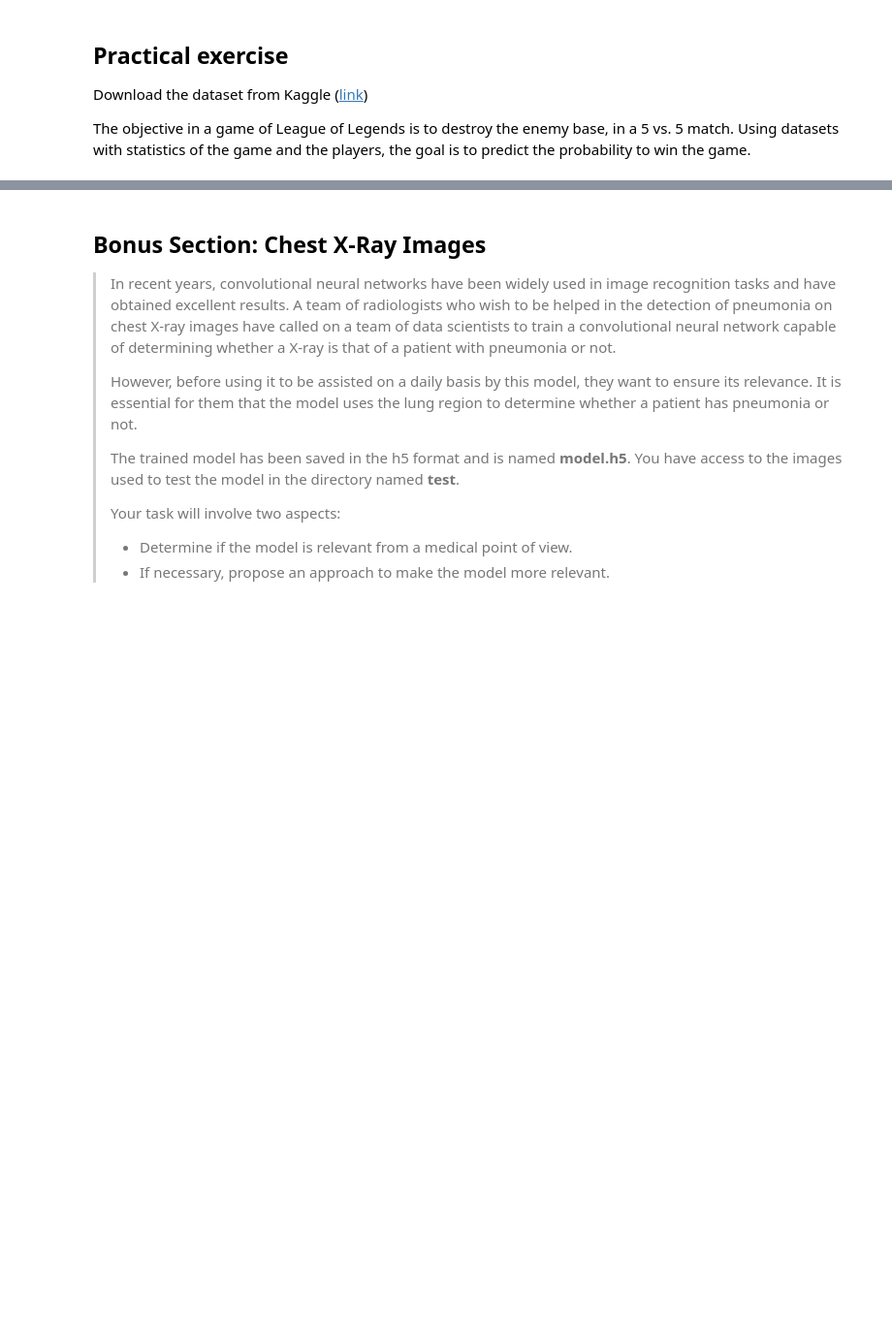
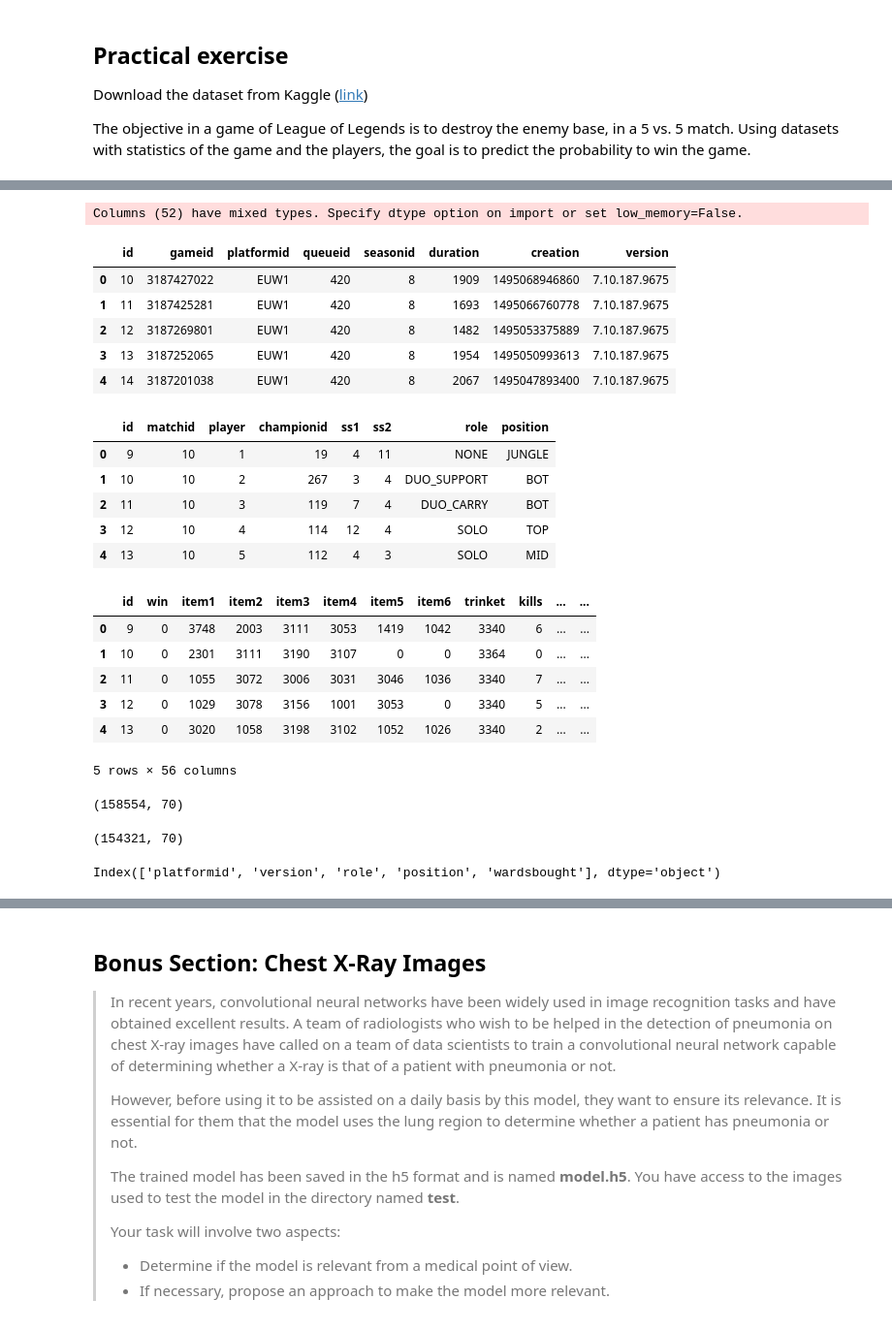
Before and after one commit to 0nyr/explainibility_seminar, a Jupyter notebook: src/Notebook_explicability_students_version-2.ipynb, the cells around one changed output, grey strips where cells are left out. Shown at 97% size. Saved outputs shown, nothing was run; the diff lists cells and outputs as text; code cells hidden in the pictures; blank space fills up the shorter version.

```diff
--- a/src/Notebook_explicability_students_version-2.ipynb
+++ b/src/Notebook_explicability_students_version-2.ipynb
@@ -588,14 +690,58 @@ shap.initjs()
 # TODO :
 # - read the data from matches.csv, participants.csv, stats1.csv, stats2.csv into matches participants stats1 and stats2 DataFrame.
 # - concat stats1 and stats2 into a stats DataFrame
+
+DATA_DIR_PATH = "../data/lol_ranked_match_kaggle/"
+matches = pd.read_csv(DATA_DIR_PATH + "matches.csv")
+participants = pd.read_csv(DATA_DIR_PATH + "participants.csv")
+stats1 = pd.read_csv(DATA_DIR_PATH + "stats1.csv")
+stats2 = pd.read_csv(DATA_DIR_PATH + "stats2.csv")
+stats = pd.concat([stats1, stats2], axis=0)
+# %% [output]
+Columns (52) have mixed types. Specify dtype option on import or set low_memory=False.
 # %%
 # TODO : Explore the DataFrames
+display(matches.head())
+display(participants.head())
+display(stats.head())
+# %% [output]
+|  | id | gameid | platformid | queueid | seasonid | duration | creation | version |
+| 0 | 10 | 3187427022 | EUW1 | 420 | 8 | 1909 | 1495068946860 | 7.10.187.9675 |
+| 1 | 11 | 3187425281 | EUW1 | 420 | 8 | 1693 | 1495066760778 | 7.10.187.9675 |
+| 2 | 12 | 3187269801 | EUW1 | 420 | 8 | 1482 | 1495053375889 | 7.10.187.9675 |
+| 3 | 13 | 3187252065 | EUW1 | 420 | 8 | 1954 | 1495050993613 | 7.10.187.9675 |
+| 4 | 14 | 3187201038 | EUW1 | 420 | 8 | 2067 | 1495047893400 | 7.10.187.9675 |
+|  | id | matchid | player | championid | ss1 | ss2 | role | position |
+| 0 | 9 | 10 | 1 | 19 | 4 | 11 | NONE | JUNGLE |
+| 1 | 10 | 10 | 2 | 267 | 3 | 4 | DUO_SUPPORT | BOT |
+| 2 | 11 | 10 | 3 | 119 | 7 | 4 | DUO_CARRY | BOT |
+| 3 | 12 | 10 | 4 | 114 | 12 | 4 | SOLO | TOP |
+| 4 | 13 | 10 | 5 | 112 | 4 | 3 | SOLO | MID |
+|  | id | win | item1 | item2 | item3 | item4 | item5 | item6 | trinket | kills | ... | ... |
+| 0 | 9 | 0 | 3748 | 2003 | 3111 | 3053 | 1419 | 1042 | 3340 | 6 | ... | ... |
+| 1 | 10 | 0 | 2301 | 3111 | 3190 | 3107 | 0 | 0 | 3364 | 0 | ... | ... |
+| 2 | 11 | 0 | 1055 | 3072 | 3006 | 3031 | 3046 | 1036 | 3340 | 7 | ... | ... |
+| 3 | 12 | 0 | 1029 | 3078 | 3156 | 1001 | 3053 | 0 | 3340 | 5 | ... | ... |
+| 4 | 13 | 0 | 3020 | 1058 | 3198 | 3102 | 1052 | 1026 | 3340 | 2 | ... | ... |
+5 rows × 56 columns
 # %%
 # TODO : merge matches participants and stats into a single DataFrame called allstats
+allstats = pd.merge(pd.merge(matches, participants, on="id"), stats, on="id")
+print(allstats.shape)
+# %% [output]
+(158554, 70)
 # %%
 # TODO : drop games that lasted less than 10 minutes
+allstats = allstats[allstats["duration"] >= 600]
+print(allstats.shape)
+# %% [output]
+(154321, 70)
 # %%
 # TODO : which columns are string-based categories ?
+col = allstats.select_dtypes(include="object").columns
+print(col)
+# %% [output]
+Index(['platformid', 'version', 'role', 'position', 'wardsbought'], dtype='object')
 # %%
 # TODO : Except for wardsbought, convert string-based categories to numeric values.
 # ints : use df[col].astype('category') and get the codes of the categories
```
Also changed, not shown: parts of 15 cells of this notebook, 4 other files.
